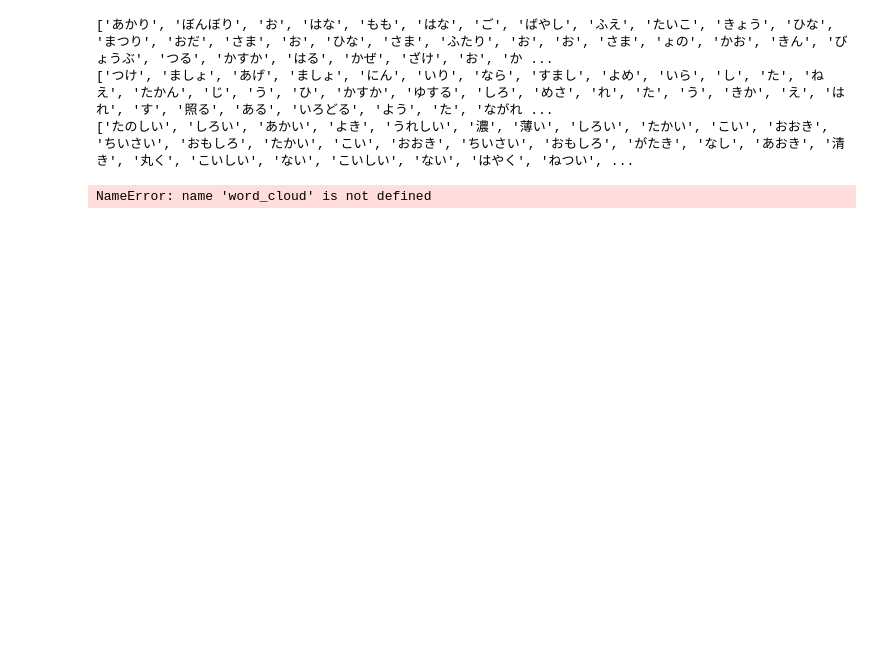
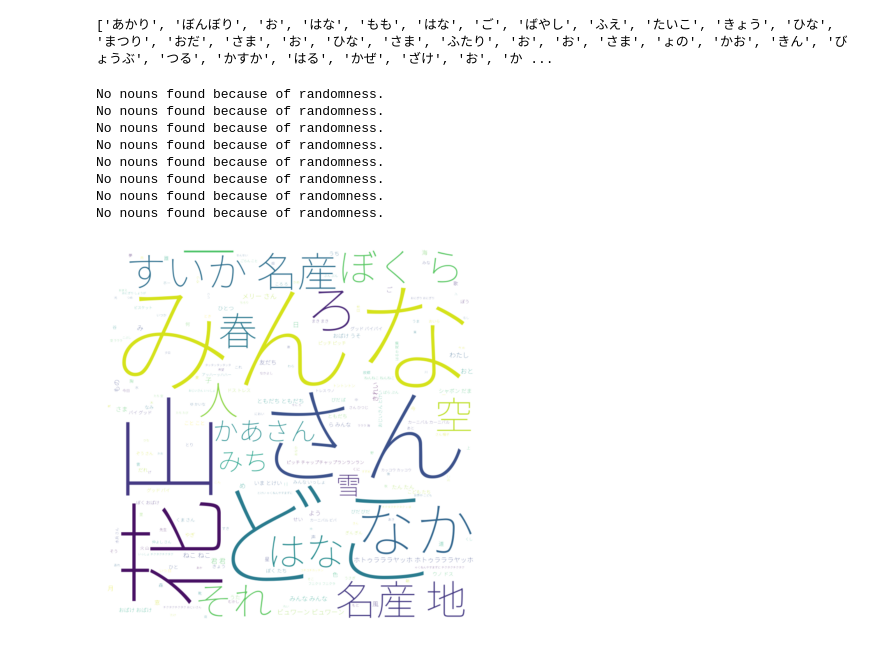
Before and after one commit to tomato645/douyou_analyze, a Jupyter notebook: get.ipynb, the cells around one changed output. Saved outputs shown, nothing was run; the diff lists cells and outputs as text; code cells hidden in the pictures; blank space fills up the shorter version.

Commit message:
update graph

```diff
--- a/get.ipynb
+++ b/get.ipynb
@@ -120,12 +122,10 @@ def extract_pos(pos="名詞", output_file="kashi_nouns.csv"):
         writer.writerows([pos_list])
 # %%
 extract_pos("名詞", "kashi_nouns.csv")
-extract_pos("動詞", "kashi_verbs.csv")
-extract_pos("形容詞", "kashi_adjective.csv")
+# extract_pos("動詞", "kashi_verbs.csv")
+# extract_pos("形容詞", "kashi_adjective.csv")
 # %% [output]
 ['あかり', 'ぼんぼり', 'お', 'はな', 'もも', 'はな', 'ご', 'ばやし', 'ふえ', 'たいこ', 'きょう', 'ひな', 'まつり', 'おだ', 'さま', 'お', 'ひな', 'さま', 'ふたり', 'お', 'お', 'さま', 'ょの', 'かお', 'きん', 'びょうぶ', 'つる', 'かすか', 'はる', 'かぜ', 'ざけ', 'お', 'か ...
-['つけ', 'ましょ', 'あげ', 'ましょ', 'にん', 'いり', 'なら', 'すまし', 'よめ', 'いら', 'し', 'た', 'ねえ', 'たかん', 'じ', 'う', 'ひ', 'かすか', 'ゆする', 'しろ', 'めさ', 'れ', 'た', 'う', 'きか', 'え', 'はれ', 'す', '照る', 'ある', 'いろどる', 'よう', 'た', 'ながれ ...
-['たのしい', 'しろい', 'あかい', 'よき', 'うれしい', '濃', '薄い', 'しろい', 'たかい', 'こい', 'おおき', 'ちいさい', 'おもしろ', 'たかい', 'こい', 'おおき', 'ちいさい', 'おもしろ', 'がたき', 'なし', 'あおき', '清き', '丸く', 'こいしい', 'ない', 'こいしい', 'ない', 'はやく', 'ねつい', ...
 # %%
 import os
 import csv
@@ -176,9 +176,17 @@ def word_cloud(csv_path='kashi_nouns.csv', output_dir="nouns"):
 # %%
 NUM = 10
 for _ in range(NUM):
     # You can change arguments
-    # word_cloud(csv_path="kashi_nouns.csv", output_dir="nouns")
+    word_cloud(csv_path="kashi_nouns.csv", output_dir="nouns")
     # word_cloud(csv_path="kashi_verbs.csv", output_dir="verbs")
-    word_cloud(csv_path="kashi_adjective.csv", output_dir="adjective")
+    # word_cloud(csv_path="kashi_adjective.csv", output_dir="adjective")
 # %% [output]
-NameError: name 'word_cloud' is not defined
+No nouns found because of randomness.
+No nouns found because of randomness.
+No nouns found because of randomness.
+No nouns found because of randomness.
+No nouns found because of randomness.
+No nouns found because of randomness.
+No nouns found because of randomness.
+No nouns found because of randomness.
+[figure, added]
```
Also changed, not shown: parts of 2 cells of this notebook.
